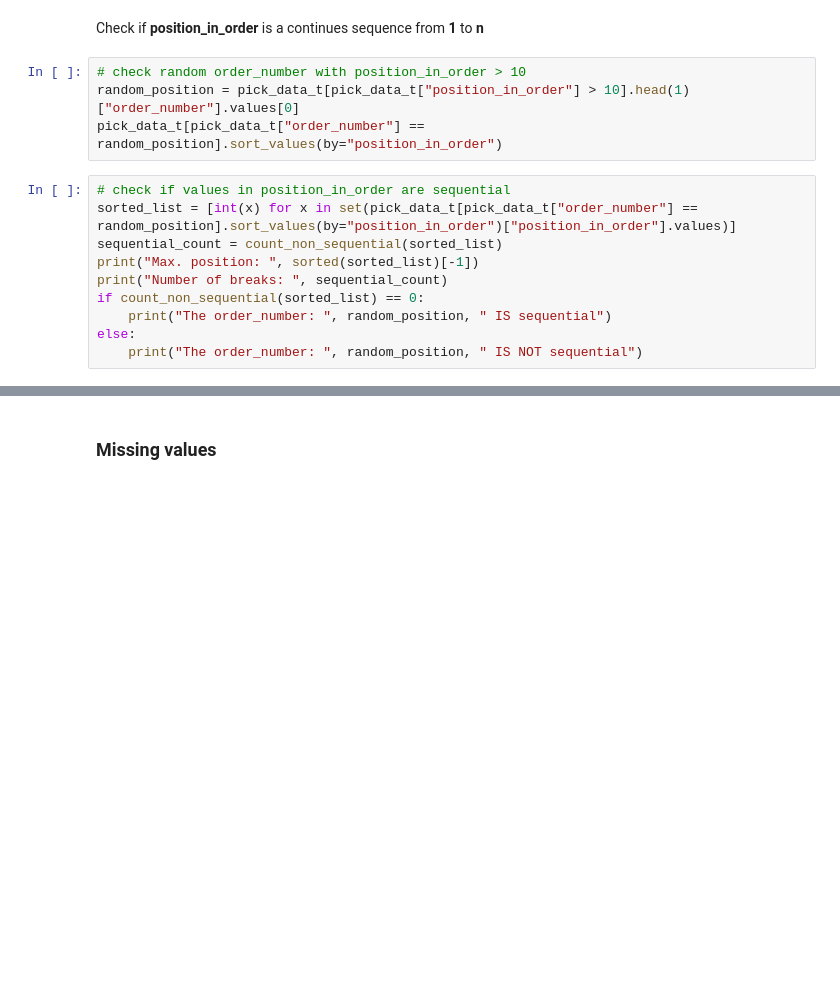
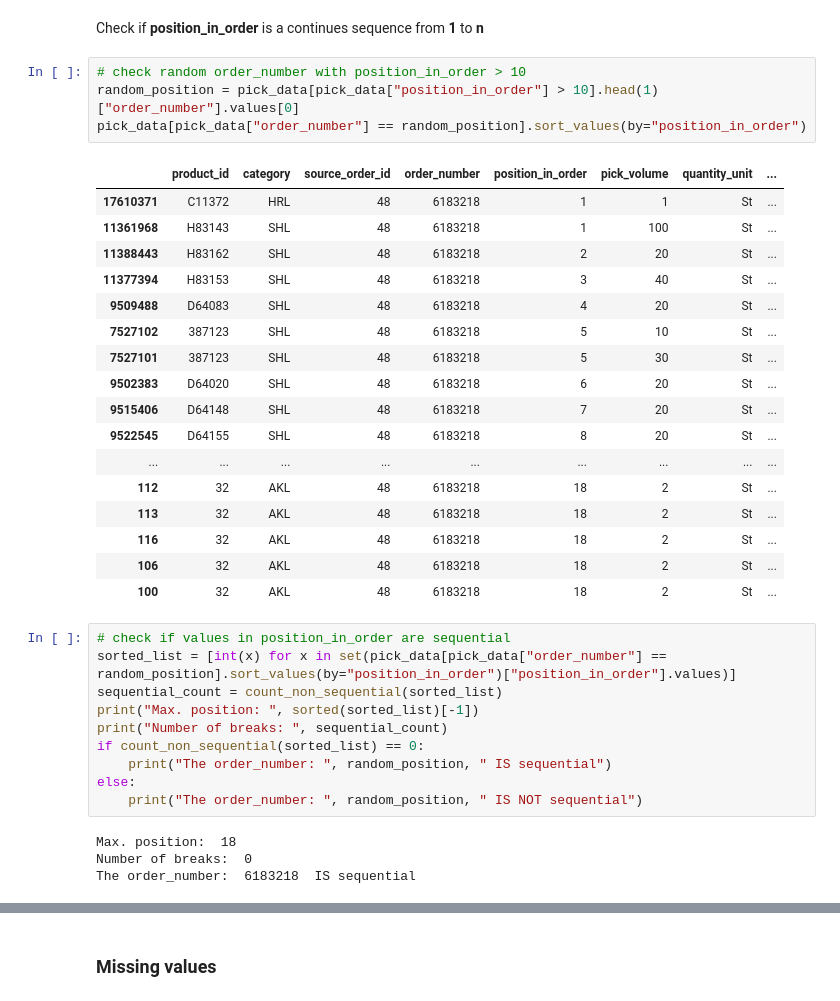
Before and after one commit to aleksandarkling/OBETAWarehousingAnalyticsProject, a Jupyter notebook: Step 1 - Preparing Data/pick_data.ipynb, the cells around one changed output, grey strips where cells are left out. Saved outputs shown, nothing was run; the diff lists cells and outputs as text; blank space fills up the shorter version.

```diff
--- a/Step 1 - Preparing Data/pick_data.ipynb
+++ b/Step 1 - Preparing Data/pick_data.ipynb
@@ -421,11 +486,29 @@ print(position_in_order_set_list)
 Check if **position_in_order** is a continues sequence from **1** to **n**
 # %%
 # check random order_number with position_in_order > 10
-random_position = pick_data_t[pick_data_t["position_in_order"] > 10].head(1)["order_number"].values[0]
-pick_data_t[pick_data_t["order_number"] == random_position].sort_values(by="position_in_order")
+random_position = pick_data[pick_data["position_in_order"] > 10].head(1)["order_number"].values[0]
+pick_data[pick_data["order_number"] == random_position].sort_values(by="position_in_order")
+# %% [output]
+|  | product_id | category | source_order_id | order_number | position_in_order | pick_volume | quantity_unit | ... |
+| 17610371 | C11372 | HRL | 48 | 6183218 | 1 | 1 | St | ... |
+| 11361968 | H83143 | SHL | 48 | 6183218 | 1 | 100 | St | ... |
+| 11388443 | H83162 | SHL | 48 | 6183218 | 2 | 20 | St | ... |
+| 11377394 | H83153 | SHL | 48 | 6183218 | 3 | 40 | St | ... |
+| 9509488 | D64083 | SHL | 48 | 6183218 | 4 | 20 | St | ... |
+| 7527102 | 387123 | SHL | 48 | 6183218 | 5 | 10 | St | ... |
+| 7527101 | 387123 | SHL | 48 | 6183218 | 5 | 30 | St | ... |
+| 9502383 | D64020 | SHL | 48 | 6183218 | 6 | 20 | St | ... |
+| 9515406 | D64148 | SHL | 48 | 6183218 | 7 | 20 | St | ... |
+| 9522545 | D64155 | SHL | 48 | 6183218 | 8 | 20 | St | ... |
+| ... | ... | ... | ... | ... | ... | ... | ... | ... |
+| 112 | 32 | AKL | 48 | 6183218 | 18 | 2 | St | ... |
+| 113 | 32 | AKL | 48 | 6183218 | 18 | 2 | St | ... |
+| 116 | 32 | AKL | 48 | 6183218 | 18 | 2 | St | ... |
+| 106 | 32 | AKL | 48 | 6183218 | 18 | 2 | St | ... |
+| 100 | 32 | AKL | 48 | 6183218 | 18 | 2 | St | ... |
 # %%
 # check if values in position_in_order are sequential
-sorted_list = [int(x) for x in set(pick_data_t[pick_data_t["order_number"] == random_position].sort_values(by="position_in_order")["position_in_order"].values)]
+sorted_list = [int(x) for x in set(pick_data[pick_data["order_number"] == random_position].sort_values(by="position_in_order")["position_in_order"].values)]
 sequential_count = count_non_sequential(sorted_list)
 print("Max. position: ", sorted(sorted_list)[-1])
 print("Number of breaks: ", sequential_count)
@@ -433,5 +516,9 @@ if count_non_sequential(sorted_list) == 0:
     print("The order_number: ", random_position, " IS sequential")
 else:
     print("The order_number: ", random_position, " IS NOT sequential")
+# %% [output]
+Max. position:  18
+Number of breaks:  0
+The order_number:  6183218  IS sequential
 # %%
 # check random order_number with position_in_order > 100
```
Also changed, not shown: parts of 63 cells of this notebook, 1 other file.
